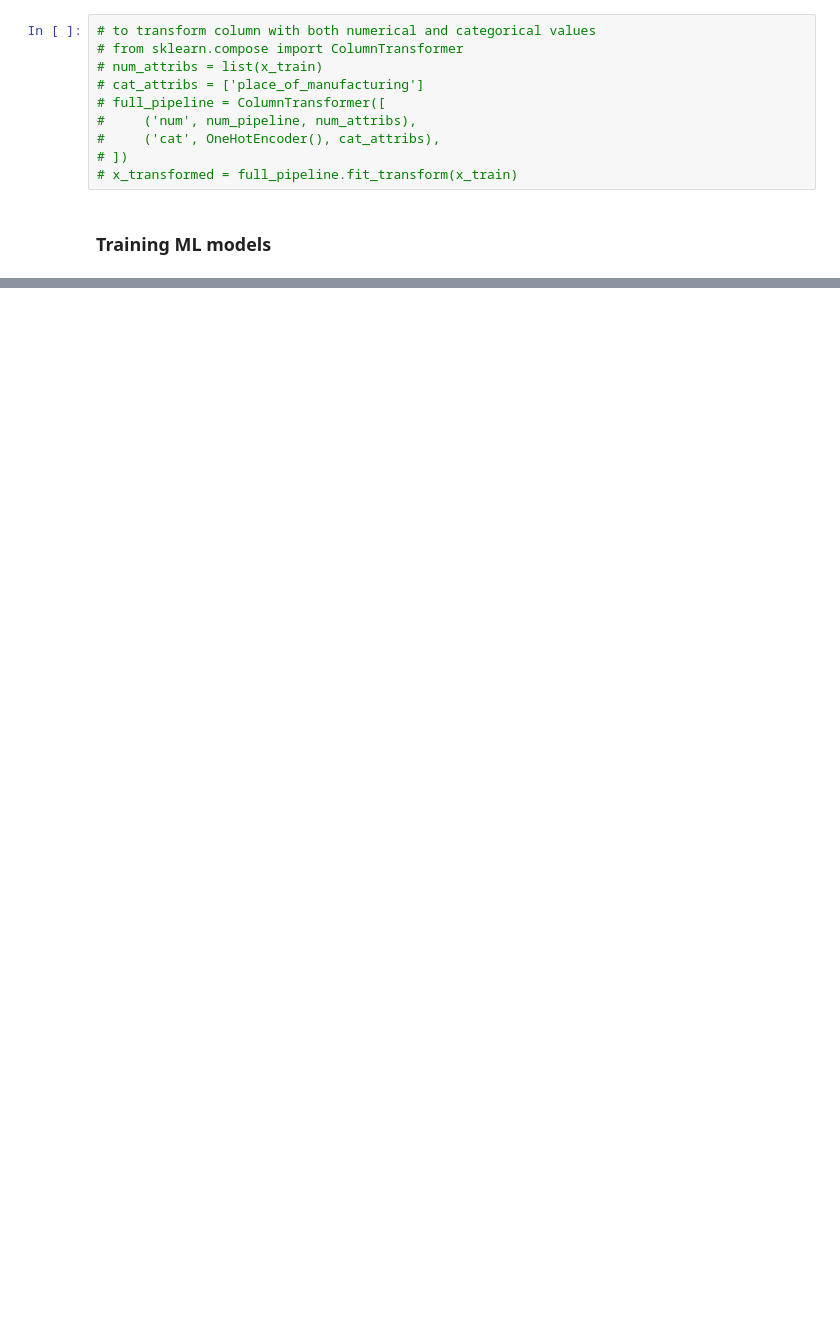
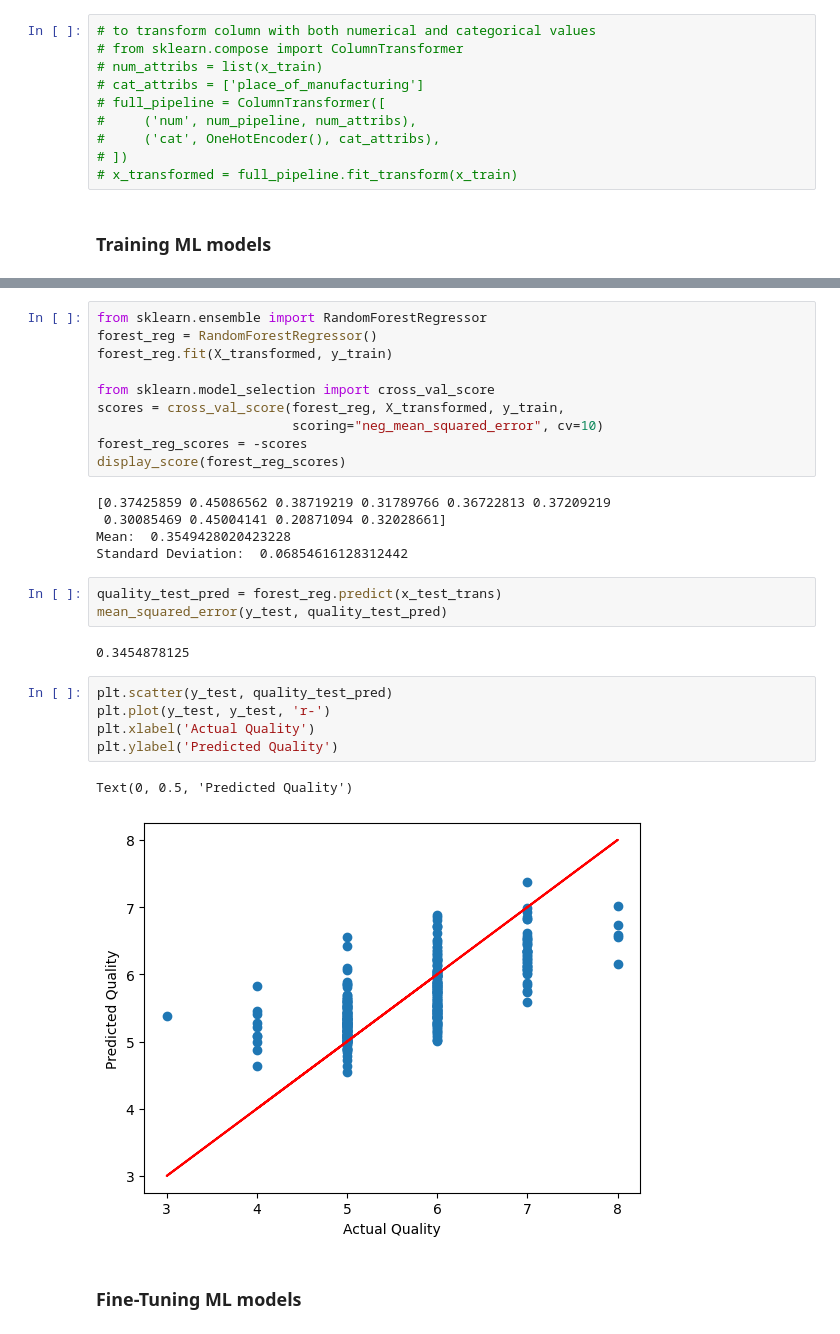
Before and after one commit to MrXisOnline/MLP, a Jupyter notebook: wine_quality_ml_models.ipynb, the cells around one changed output, grey strips where cells are left out. Drawn from its saved outputs; the diff is of its cells as text; blank space fills up the shorter version.

```diff
--- a/wine_quality_ml_models.ipynb
+++ b/wine_quality_ml_models.ipynb
@@ -267,0 +352,30 @@ dtype: int64
+# %%
+from sklearn.ensemble import RandomForestRegressor
+forest_reg = RandomForestRegressor()
+forest_reg.fit(X_transformed, y_train)
+
+from sklearn.model_selection import cross_val_score
+scores = cross_val_score(forest_reg, X_transformed, y_train,
+                         scoring="neg_mean_squared_error", cv=10)
+forest_reg_scores = -scores
+display_score(forest_reg_scores)
+# %% [output]
+[0.37425859 0.45086562 0.38719219 0.31789766 0.36722813 0.37209219
+ 0.30085469 0.45004141 0.20871094 0.32028661]
+Mean:  0.3549428020423228
+Standard Deviation:  0.06854616128312442
+# %%
+quality_test_pred = forest_reg.predict(x_test_trans)
+mean_squared_error(y_test, quality_test_pred)
+# %% [output]
+0.3454878125
+# %%
+plt.scatter(y_test, quality_test_pred)
+plt.plot(y_test, y_test, 'r-')
+plt.xlabel('Actual Quality')
+plt.ylabel('Predicted Quality')
+# %% [output]
+Text(0, 0.5, 'Predicted Quality')
+[figure, added]
+# %% [markdown]
+### Fine-Tuning ML models
```
Also changed, not shown: parts of 22 cells of this notebook.
